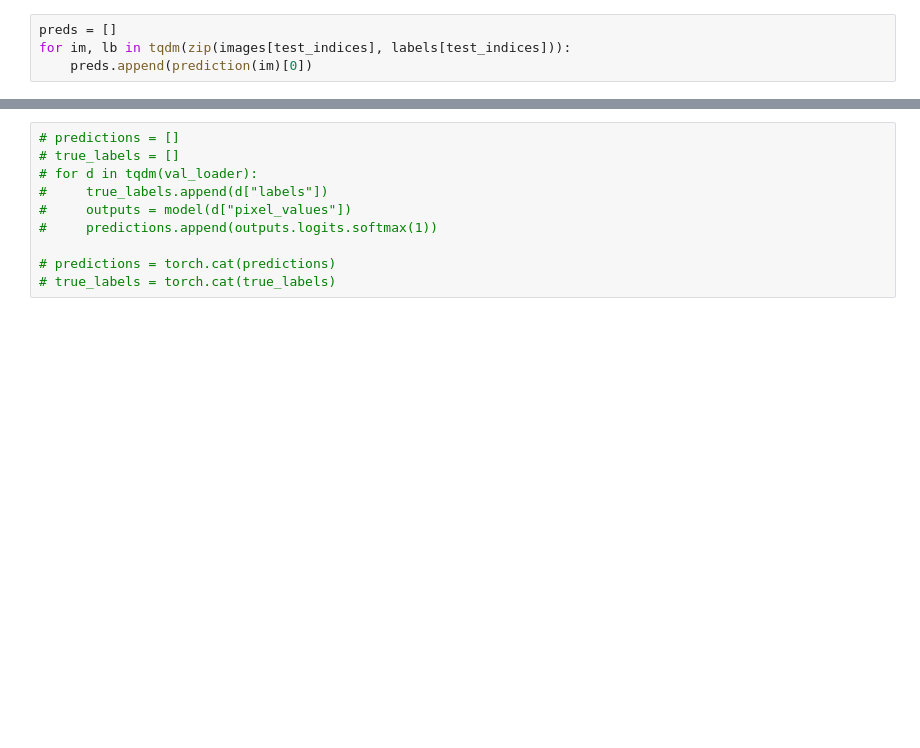
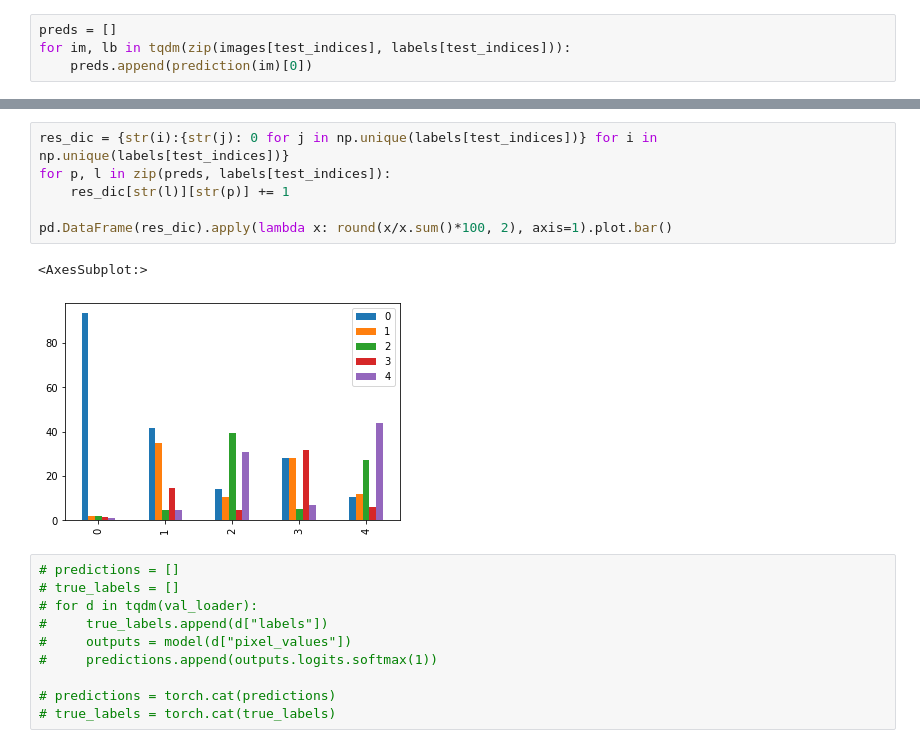
Before and after one commit to masoudhashemi/ddsm-mammography, a Jupyter notebook: train-vit.ipynb, the cells around one changed output, grey strips where cells are left out. Saved outputs shown, nothing was run; the diff lists cells and outputs as text; blank space fills up the shorter version.

```diff
--- a/train-vit.ipynb
+++ b/train-vit.ipynb
@@ -232,3 +227,12 @@ for im, lb in tqdm(zip(images[test_indices], labels[test_indices])):
+# %%
+res_dic = {str(i):{str(j): 0 for j in np.unique(labels[test_indices])} for i in np.unique(labels[test_indices])}
+for p, l in zip(preds, labels[test_indices]):
+    res_dic[str(l)][str(p)] += 1
+
+pd.DataFrame(res_dic).apply(lambda x: round(x/x.sum()*100, 2), axis=1).plot.bar()
+# %% [output]
+<AxesSubplot:>
+[figure, added]
 # %%
 # predictions = []
 # true_labels = []
```
Also changed, not shown: parts of 12 cells of this notebook.
